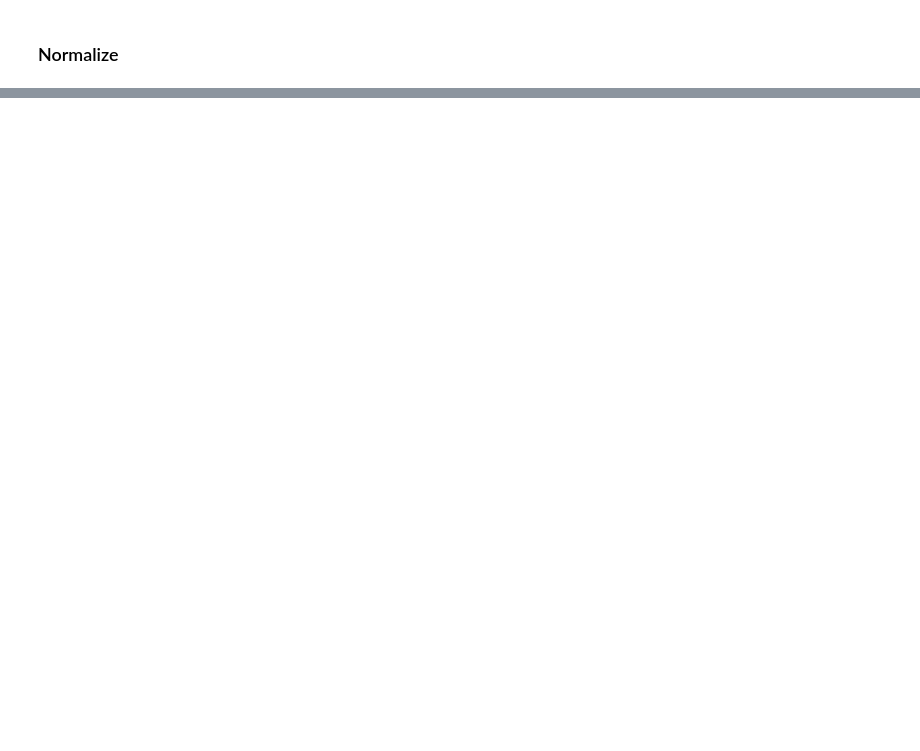
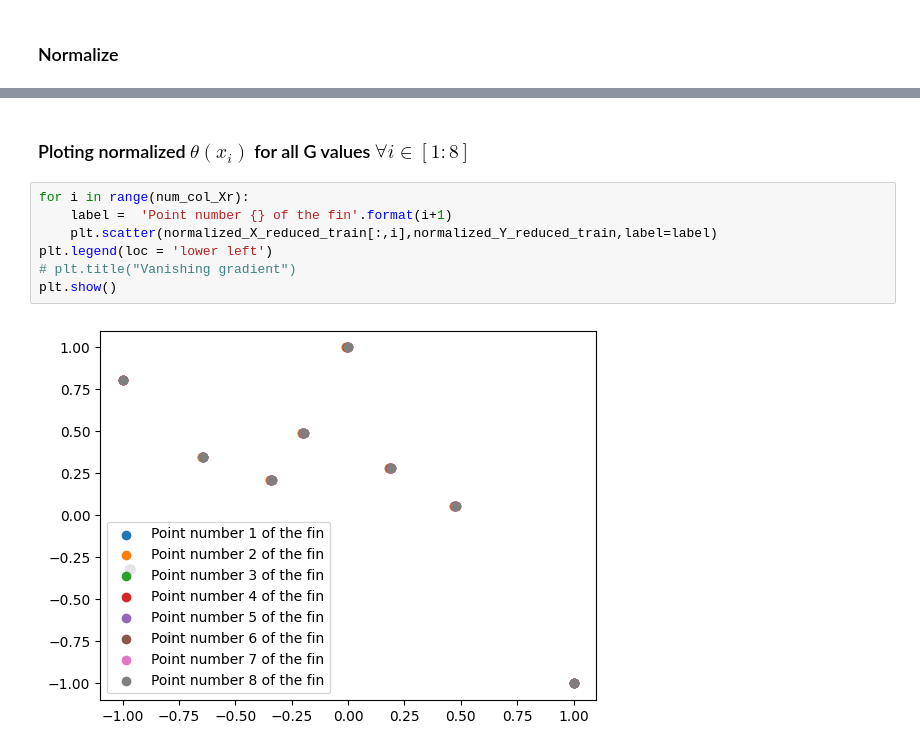
Before and after one commit to mvanzulli/Heat_Transfer_PINN, a Jupyter notebook: playground/Untitled.ipynb, the cells around one changed output, grey strips where cells are left out. Cells and saved outputs as stored; diff of their text form; blank space fills up the shorter version.

```diff
--- a/playground/Untitled.ipynb
+++ b/playground/Untitled.ipynb
@@ -157,0 +153,11 @@ plt.show()
+# %% [markdown]
+### Ploting normalized $\theta(x_i)$ for all G values $ \forall i \in [1:8]$
+# %%
+for i in range(num_col_Xr):
+    label =  'Point number {} of the fin'.format(i+1)
+    plt.scatter(normalized_X_reduced_train[:,i],normalized_Y_reduced_train,label=label)
+plt.legend(loc = 'lower left')
+# plt.title("Vanishing gradient")
+plt.show()
+# %% [output]
+[figure, added]
```
Also changed, not shown: parts of 16 cells of this notebook, 1 other file.
